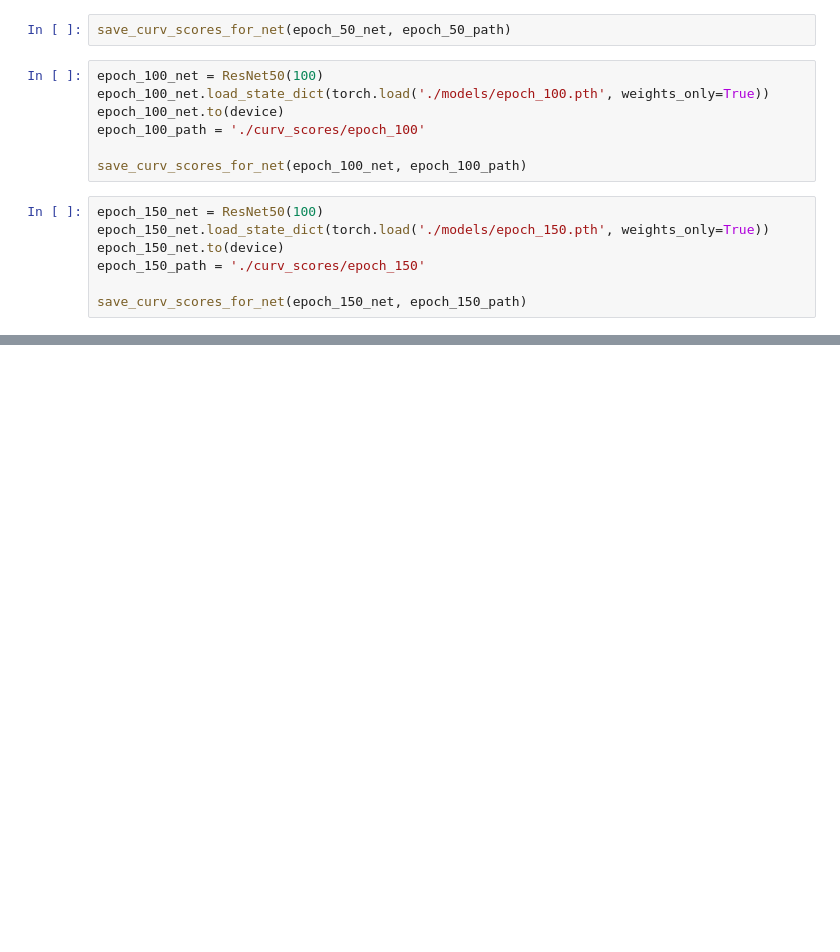
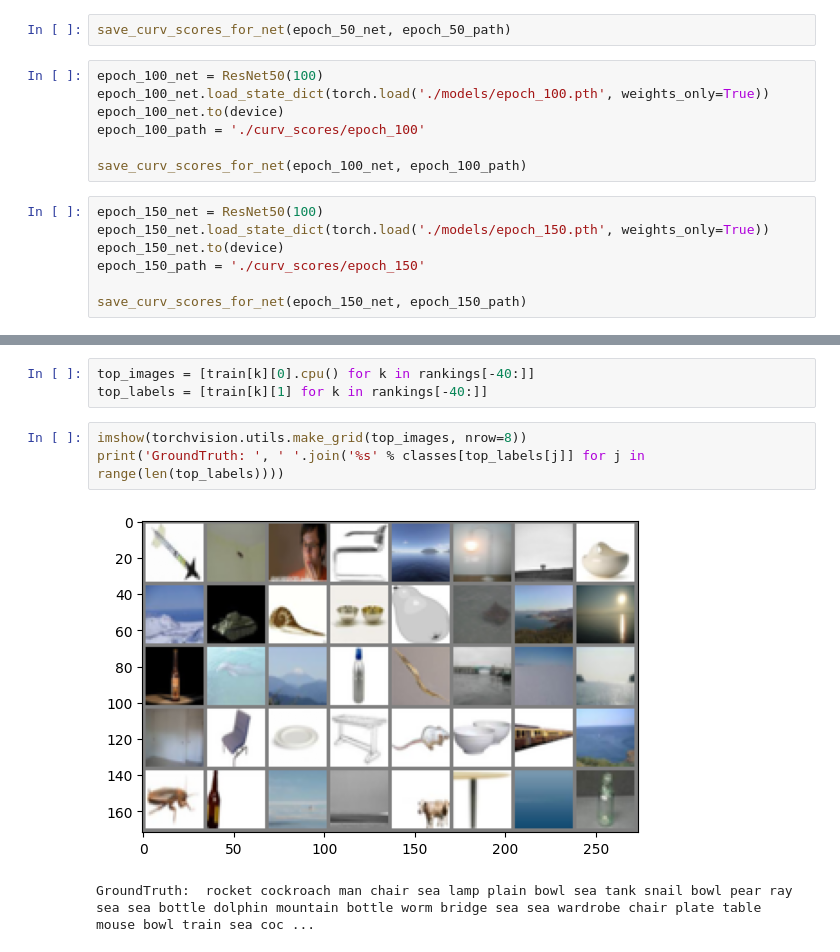
Before and after one commit to tuedo2/curvature-memorization-dp, a Jupyter notebook: cifar100.ipynb, the cells around one changed output, grey strips where cells are left out. Saved outputs shown, nothing was run; the diff lists cells and outputs as text; blank space fills up the shorter version.

```diff
--- a/cifar100.ipynb
+++ b/cifar100.ipynb
@@ -196,0 +247,9 @@ save_curv_scores_for_net(epoch_150_net, epoch_150_path)
+# %%
+top_images = [train[k][0].cpu() for k in rankings[-40:]]
+top_labels = [train[k][1] for k in rankings[-40:]]
+# %%
+imshow(torchvision.utils.make_grid(top_images, nrow=8))
+print('GroundTruth: ', ' '.join('%s' % classes[top_labels[j]] for j in range(len(top_labels))))
+# %% [output]
+[figure, added]
+GroundTruth:  rocket cockroach man chair sea lamp plain bowl sea tank snail bowl pear ray sea sea bottle dolphin mountain bottle worm bridge sea sea wardrobe chair plate table mouse bowl train sea coc ...
```
Also changed, not shown: parts of 14 cells of this notebook.
